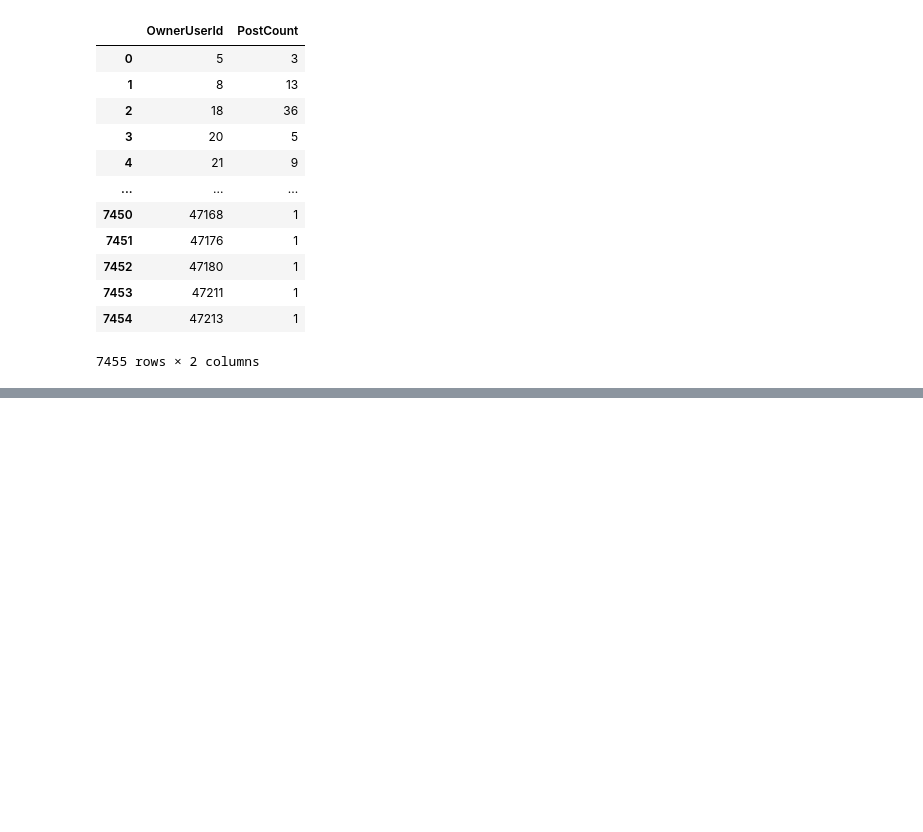
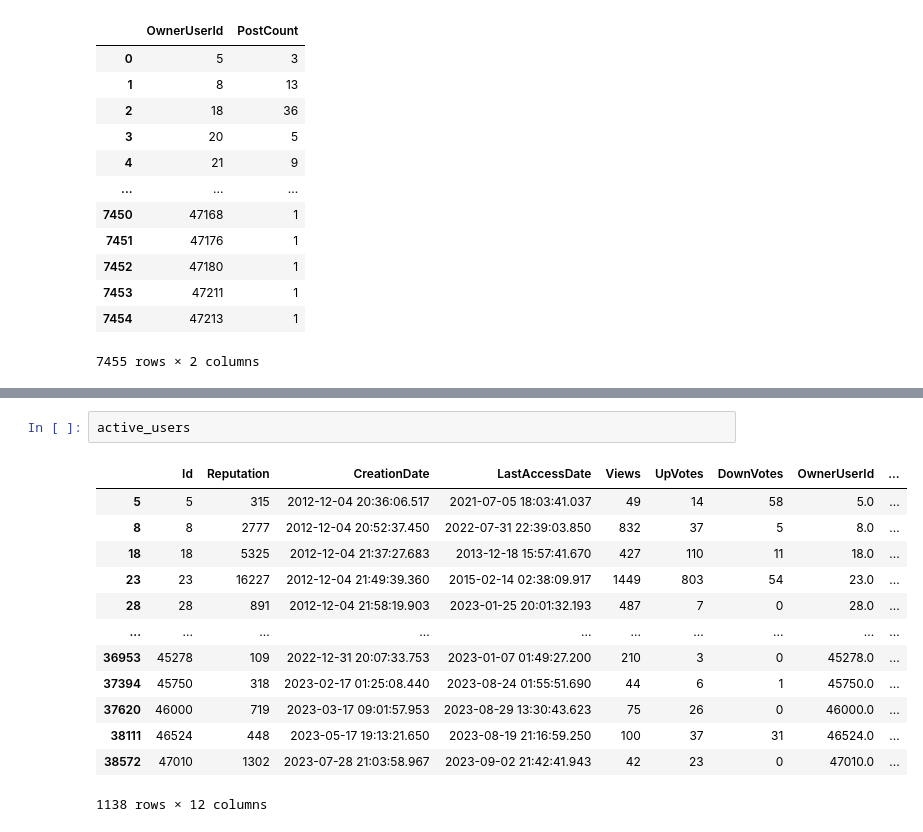
Before and after one commit to pierrehogenhaug/stackexchange_politics, a Jupyter notebook: stackexchange_data.ipynb, the cells around one changed output, grey strips where cells are left out. Saved outputs shown, nothing was run; the diff lists cells and outputs as text; blank space fills up the shorter version.

```diff
--- a/stackexchange_data.ipynb
+++ b/stackexchange_data.ipynb
@@ -546,0 +595,16 @@ active_users = user_data[user_data['TotalActivity'] > 20]
+# %%
+active_users
+# %% [output]
+|  | Id | Reputation | CreationDate | LastAccessDate | Views | UpVotes | DownVotes | OwnerUserId | ... |
+| 5 | 5 | 315 | 2012-12-04 20:36:06.517 | 2021-07-05 18:03:41.037 | 49 | 14 | 58 | 5.0 | ... |
+| 8 | 8 | 2777 | 2012-12-04 20:52:37.450 | 2022-07-31 22:39:03.850 | 832 | 37 | 5 | 8.0 | ... |
+| 18 | 18 | 5325 | 2012-12-04 21:37:27.683 | 2013-12-18 15:57:41.670 | 427 | 110 | 11 | 18.0 | ... |
+| 23 | 23 | 16227 | 2012-12-04 21:49:39.360 | 2015-02-14 02:38:09.917 | 1449 | 803 | 54 | 23.0 | ... |
+| 28 | 28 | 891 | 2012-12-04 21:58:19.903 | 2023-01-25 20:01:32.193 | 487 | 7 | 0 | 28.0 | ... |
+| ... | ... | ... | ... | ... | ... | ... | ... | ... | ... |
+| 36953 | 45278 | 109 | 2022-12-31 20:07:33.753 | 2023-01-07 01:49:27.200 | 210 | 3 | 0 | 45278.0 | ... |
+| 37394 | 45750 | 318 | 2023-02-17 01:25:08.440 | 2023-08-24 01:55:51.690 | 44 | 6 | 1 | 45750.0 | ... |
+| 37620 | 46000 | 719 | 2023-03-17 09:01:57.953 | 2023-08-29 13:30:43.623 | 75 | 26 | 0 | 46000.0 | ... |
+| 38111 | 46524 | 448 | 2023-05-17 19:13:21.650 | 2023-08-19 21:16:59.250 | 100 | 37 | 31 | 46524.0 | ... |
+| 38572 | 47010 | 1302 | 2023-07-28 21:03:58.967 | 2023-09-02 21:42:41.943 | 42 | 23 | 0 | 47010.0 | ... |
+1138 rows × 12 columns
```
Also changed, not shown: parts of 17 cells of this notebook, 9 other files.
